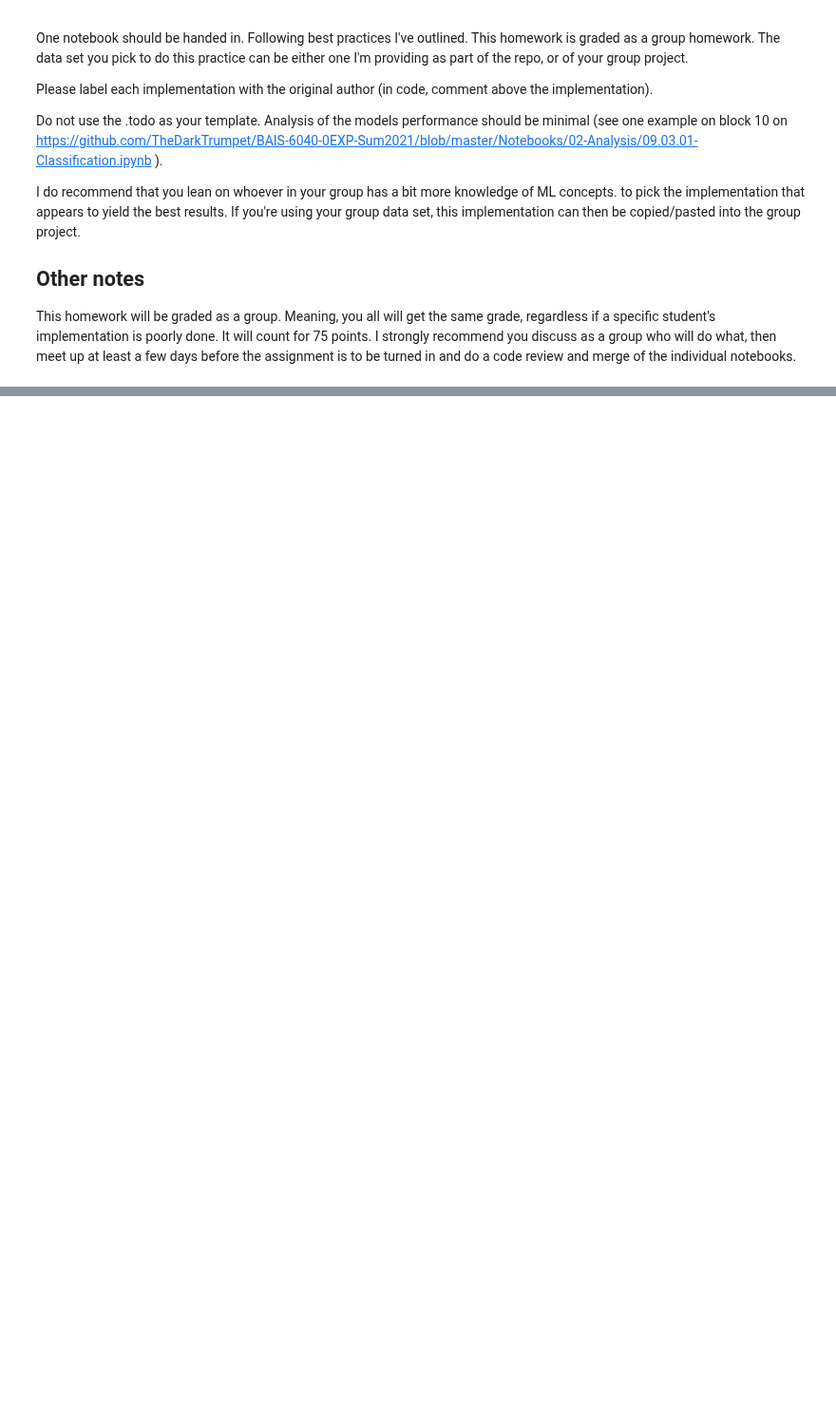
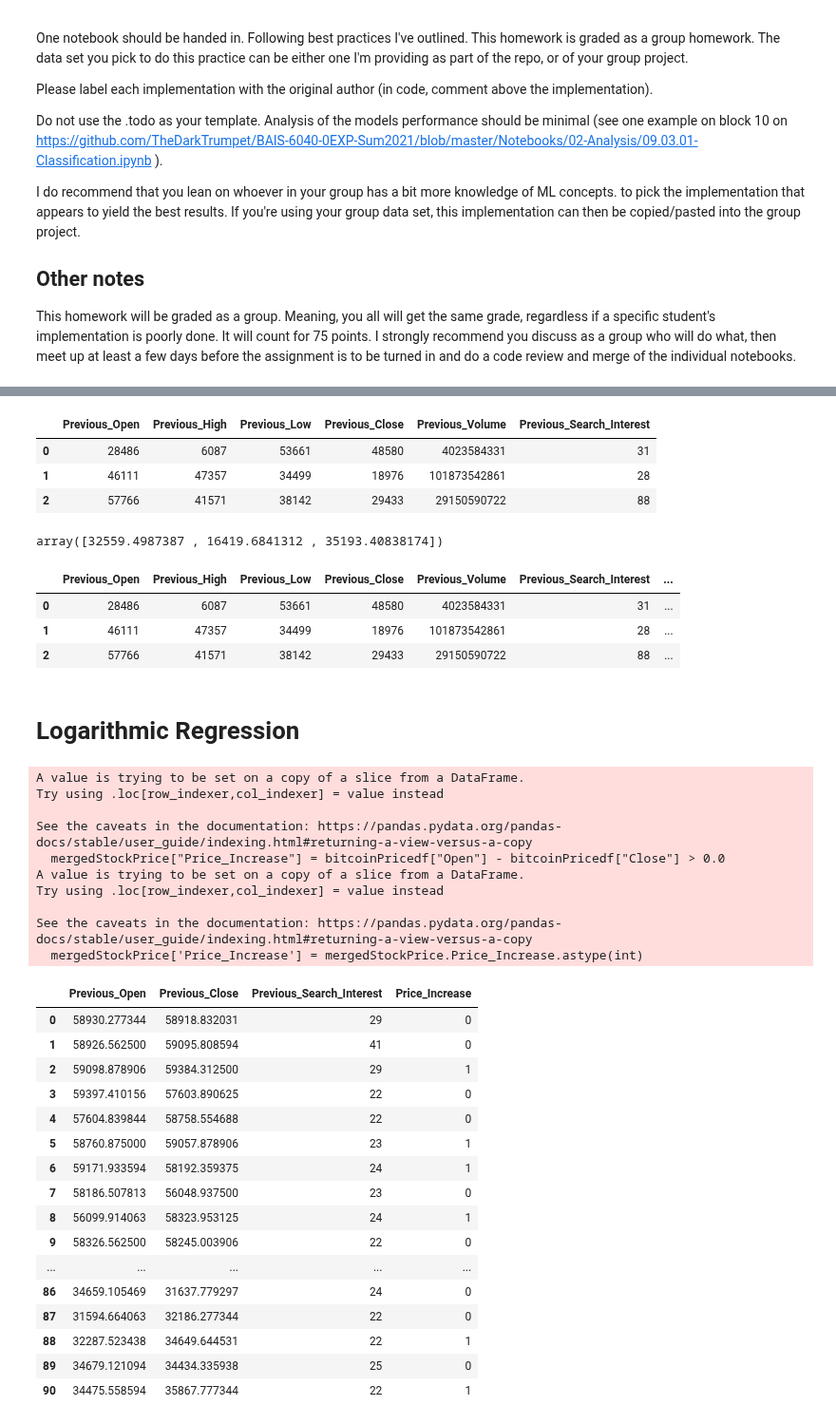
Before and after one commit to atlas125gev/StockProject, a Jupyter notebook: Homework7/Homework7.Andrew.ipynb, the cells around one changed output, grey strips where cells are left out. Shown at 95% size. Saved outputs shown, nothing was run; the diff lists cells and outputs as text; code cells hidden in the pictures; blank space fills up the shorter version.

```diff
--- a/Homework7/Homework7.Andrew.ipynb
+++ b/Homework7/Homework7.Andrew.ipynb
@@ -129,0 +228,24 @@ memory usage: 7.4+ KB
+# %%
+pdSamplePrice = pd.DataFrame.from_dict(samplePrice)
+pdSamplePrice
+# %% [output]
+|  | Previous_Open | Previous_High | Previous_Low | Previous_Close | Previous_Volume | Previous_Search_Interest |
+| 0 | 28486 | 6087 | 53661 | 48580 | 4023584331 | 31 |
+| 1 | 46111 | 47357 | 34499 | 18976 | 101873542861 | 28 |
+| 2 | 57766 | 41571 | 38142 | 29433 | 29150590722 | 88 |
+# %%
+predictions = lr.predict(pdSamplePrice)
+predictions
+# %% [output]
+array([32559.4987387 , 16419.6841312 , 35193.40838174])
+# %%
+pdSamplePrice = pdSamplePrice.copy()
+pdSamplePrice['Predicted'] = predictions
+pdSamplePrice
+# %% [output]
+|  | Previous_Open | Previous_High | Previous_Low | Previous_Close | Previous_Volume | Previous_Search_Interest | ... |
+| 0 | 28486 | 6087 | 53661 | 48580 | 4023584331 | 31 | ... |
+| 1 | 46111 | 47357 | 34499 | 18976 | 101873542861 | 28 | ... |
+| 2 | 57766 | 41571 | 38142 | 29433 | 29150590722 | 88 | ... |
+# %% [markdown]
+# Logarithmic Regression
@@ -129,0 +263,34 @@ memory usage: 7.4+ KB
+# %%
+pd.set_option('display.max_rows', len(mergedStockPrice))
+
+mergedStockPrice["Price_Increase"] = bitcoinPricedf["Open"] - bitcoinPricedf["Close"] > 0.0
+mergedStockPrice['Price_Increase'] = mergedStockPrice.Price_Increase.astype(int)
+mergedStockPrice
+# %% [output]
+A value is trying to be set on a copy of a slice from a DataFrame.
+Try using .loc[row_indexer,col_indexer] = value instead
+
+See the caveats in the documentation: https://pandas.pydata.org/pandas-docs/stable/user_guide/indexing.html#returning-a-view-versus-a-copy
+  mergedStockPrice["Price_Increase"] = bitcoinPricedf["Open"] - bitcoinPricedf["Close"] > 0.0
+A value is trying to be set on a copy of a slice from a DataFrame.
+Try using .loc[row_indexer,col_indexer] = value instead
+
+See the caveats in the documentation: https://pandas.pydata.org/pandas-docs/stable/user_guide/indexing.html#returning-a-view-versus-a-copy
+  mergedStockPrice['Price_Increase'] = mergedStockPrice.Price_Increase.astype(int)
+|  | Previous_Open | Previous_Close | Previous_Search_Interest | Price_Increase |
+| 0 | 58930.277344 | 58918.832031 | 29 | 0 |
+| 1 | 58926.562500 | 59095.808594 | 41 | 0 |
+| 2 | 59098.878906 | 59384.312500 | 29 | 1 |
+| 3 | 59397.410156 | 57603.890625 | 22 | 0 |
+| 4 | 57604.839844 | 58758.554688 | 22 | 0 |
+| 5 | 58760.875000 | 59057.878906 | 23 | 1 |
+| 6 | 59171.933594 | 58192.359375 | 24 | 1 |
+| 7 | 58186.507813 | 56048.937500 | 23 | 0 |
+| 8 | 56099.914063 | 58323.953125 | 24 | 1 |
+| 9 | 58326.562500 | 58245.003906 | 22 | 0 |
+| ... | ... | ... | ... | ... |
+| 86 | 34659.105469 | 31637.779297 | 24 | 0 |
+| 87 | 31594.664063 | 32186.277344 | 22 | 0 |
+| 88 | 32287.523438 | 34649.644531 | 22 | 1 |
+| 89 | 34679.121094 | 34434.335938 | 25 | 0 |
+| 90 | 34475.558594 | 35867.777344 | 22 | 1 |
```
Also changed, not shown: parts of 26 cells of this notebook.
